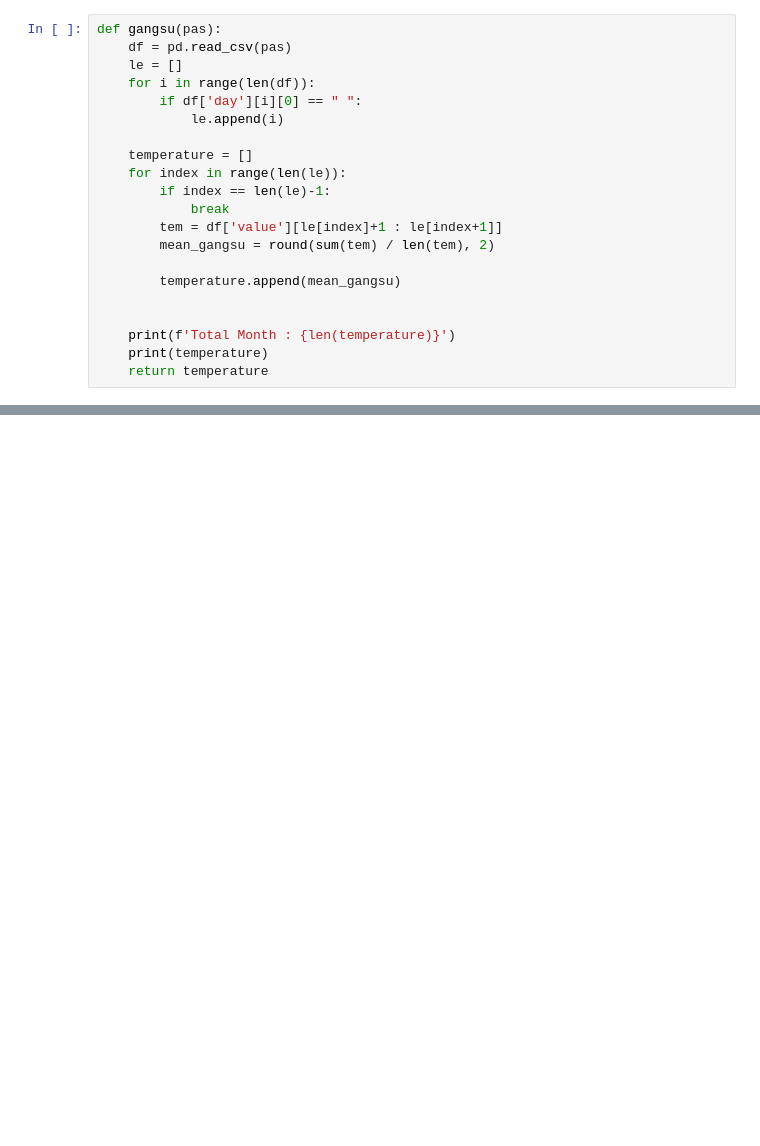
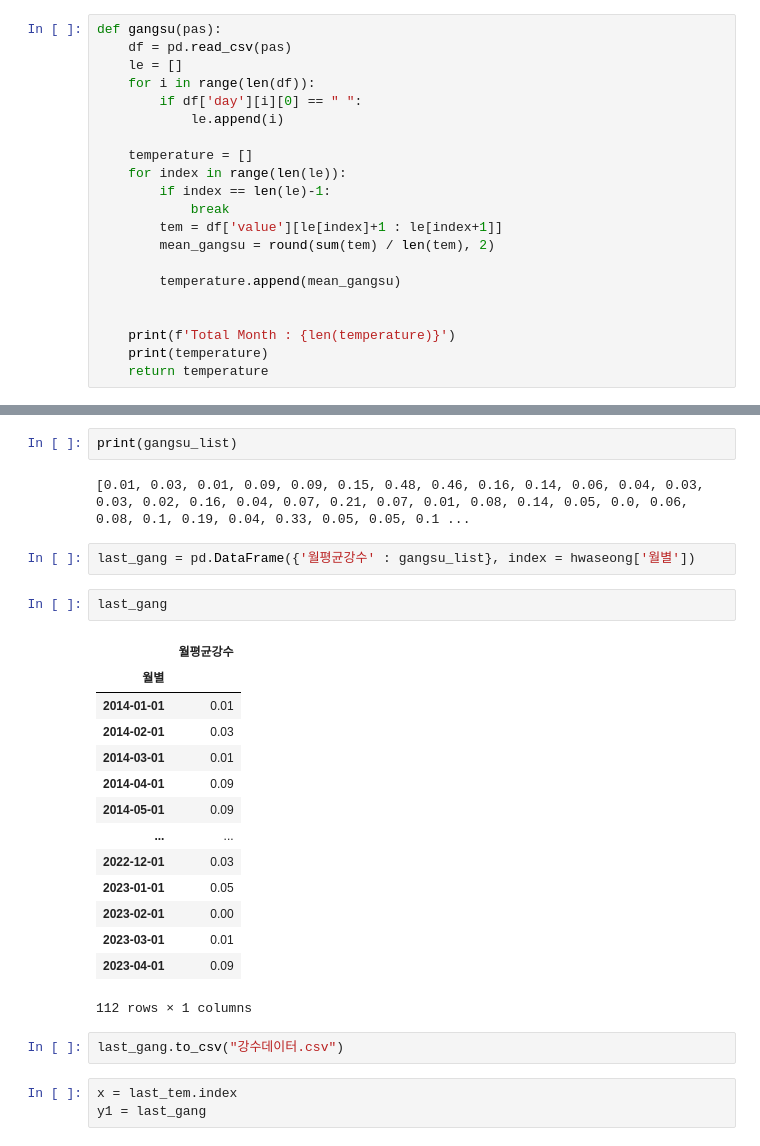
Before and after one commit to gyubinc/Hwaseong_Population_Forecasting, a Jupyter notebook: EDA/기온,강수 데이터처리.ipynb, the cells around one changed output, grey strips where cells are left out. Drawn from its saved outputs; the diff is of its cells as text; blank space fills up the shorter version.

```diff
--- a/EDA/기온,강수 데이터처리.ipynb
+++ b/EDA/기온,강수 데이터처리.ipynb
@@ -202,0 +230,28 @@ def gangsu(pas):
+# %%
+print(gangsu_list)
+# %% [output]
+[0.01, 0.03, 0.01, 0.09, 0.09, 0.15, 0.48, 0.46, 0.16, 0.14, 0.06, 0.04, 0.03, 0.03, 0.02, 0.16, 0.04, 0.07, 0.21, 0.07, 0.01, 0.08, 0.14, 0.05, 0.0, 0.06, 0.08, 0.1, 0.19, 0.04, 0.33, 0.05, 0.05, 0.1 ...
+# %%
+last_gang = pd.DataFrame({'월평균강수' : gangsu_list}, index = hwaseong['월별'])
+# %%
+last_gang
+# %% [output]
+|  | 월평균강수 |
+| 월별 |  |
+| 2014-01-01 | 0.01 |
+| 2014-02-01 | 0.03 |
+| 2014-03-01 | 0.01 |
+| 2014-04-01 | 0.09 |
+| 2014-05-01 | 0.09 |
+| ... | ... |
+| 2022-12-01 | 0.03 |
+| 2023-01-01 | 0.05 |
+| 2023-02-01 | 0.00 |
+| 2023-03-01 | 0.01 |
+| 2023-04-01 | 0.09 |
+112 rows × 1 columns
+# %%
+last_gang.to_csv("강수데이터.csv")
+# %%
+x = last_tem.index
+y1 = last_gang
```
Also changed, not shown: parts of 2 cells of this notebook.
